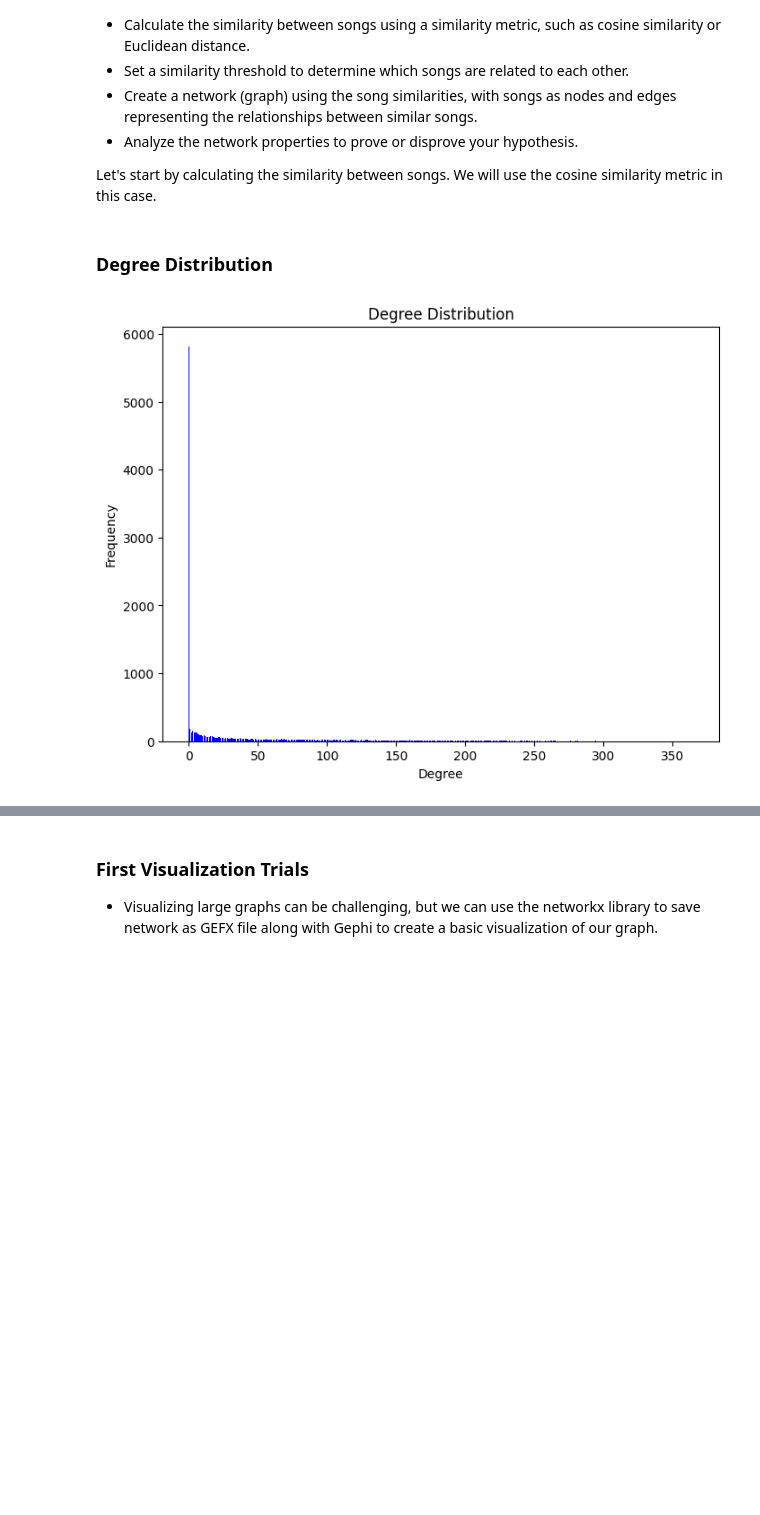
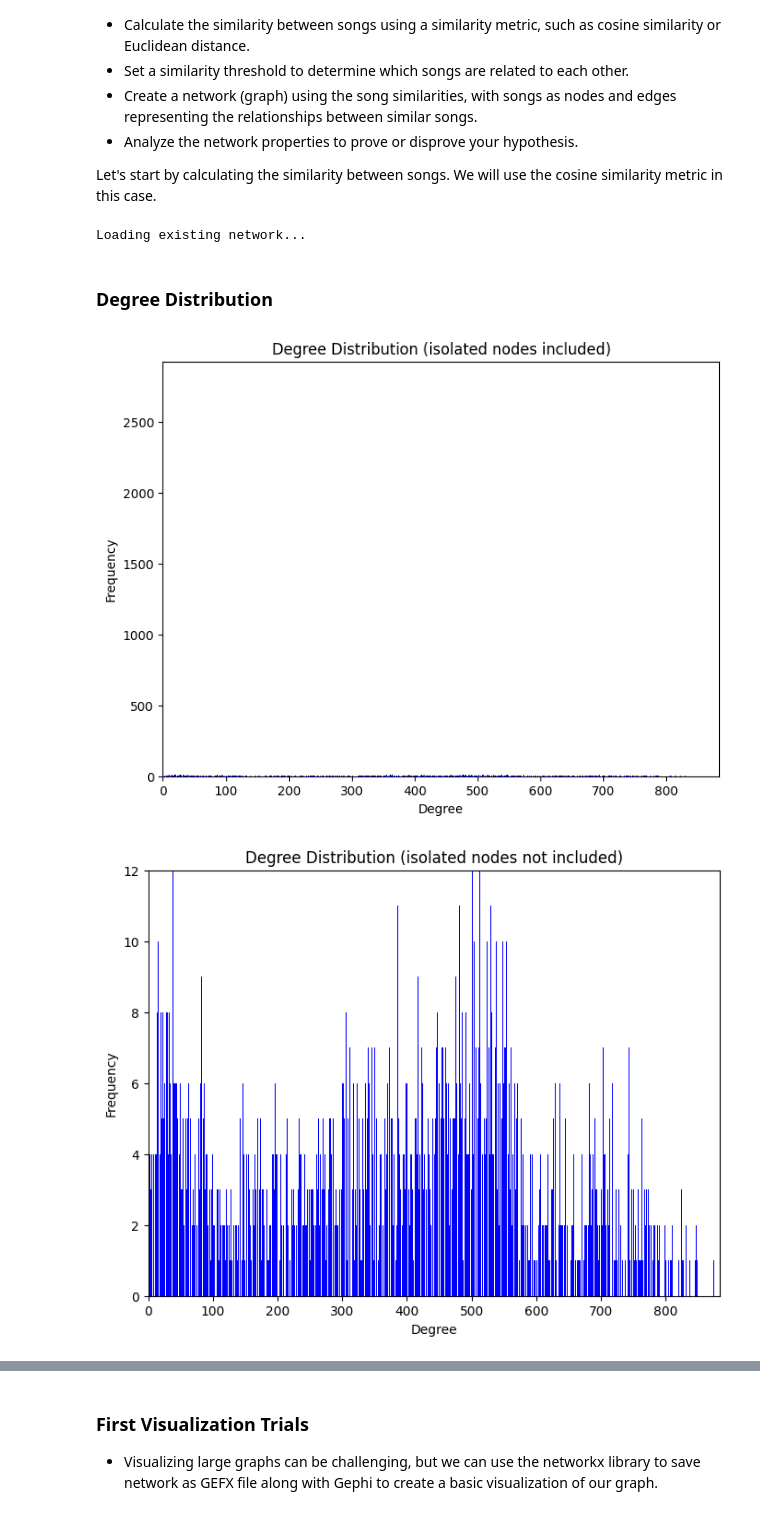
Before and after one commit to emirkantul/song-popularities-and-properties-during-time, a Jupyter notebook: NeworkAnalysis.ipynb, the cells around one changed output, grey strips where cells are left out. Saved outputs shown, nothing was run; the diff lists cells and outputs as text; code cells hidden in the pictures; blank space fills up the shorter version.

```diff
--- a/NeworkAnalysis.ipynb
+++ b/NeworkAnalysis.ipynb
@@ -144,54 +165,75 @@ sampled_tracks_df = tracks_df.sample(frac=0.01, random_state=42)
 from sklearn.metrics.pairwise import cosine_similarity
 from sklearn.preprocessing import MinMaxScaler
 import networkx as nx
+import os
 
-# Select features for similarity calculation
-features = ['danceability', 'energy', 'key', 'loudness', 'speechiness', 'mode', 'acousticness', 'instrumentalness', 'liveness', 'valence', 'tempo']
+if not os.path.exists("./gephi/song_network_0.01.gexf"):
+    # Select features for similarity calculation
+    features = ['danceability', 'energy', 'loudness', 'acousticness', 'instrumentalness']
 
-# Scale the data
-scaler = MinMaxScaler()
-scaled_data = scaler.fit_transform(sampled_tracks_df[features])
+    # Scale the data
+    scaler = MinMaxScaler()
+    scaled_data = scaler.fit_transform(sampled_tracks_df[features])
 
-# Compute the cosine similarity matrix
-similarity_matrix = cosine_similarity(scaled_data)
+    # Compute the cosine similarity matrix
+    similarity_matrix = cosine_similarity(scaled_data)
 
-similarity_threshold = 0.98 # Higher threshold means fewer edges and sparser network but this helps to focus on most similar songs
+    similarity_threshold = 0.98 # Higher threshold means fewer edges and sparser network but this helps to focus on most similar songs
 
 
-# Initialize an empty graph
-song_network = nx.Graph()
+    # Initialize an empty graph
+    song_network = nx.Graph()
 
-# Add nodes to the graph
-song_network.add_nodes_from(sampled_tracks_df.index)
+    # Add nodes to the graph
+    song_network.add_nodes_from(sampled_tracks_df.index)
 
-# Add edges between similar songs
-for i in range(len(similarity_matrix)):
-    for j in range(i+1, len(similarity_matrix)):
-        if similarity_matrix[i][j] >= similarity_threshold:
-            song_network.add_edge(i, j, weight=similarity_matrix[i][j])
+    # Add edges between similar songs
+    for i in range(len(similarity_matrix)):
+        for j in range(i+1, len(similarity_matrix)):
+            if similarity_matrix[i][j] >= similarity_threshold:
+                song_network.add_edge(i, j, weight=similarity_matrix[i][j])
 
-# Add attributes to nodes
-for i, row in sampled_tracks_df.iterrows():
-    song_network.nodes[i]['popularity'] = row['popularity']
-    for feature in features:
-        song_network.nodes[i][feature] = row[feature]
+    # Add attributes to nodes
+    for i, row in sampled_tracks_df.iterrows():
+        song_network.nodes[i]['popularity'] = row['popularity']
+        for feature in features:
+            song_network.nodes[i][feature] = row[feature]
+
+else:
+    print("Loading existing network...")
+    song_network = nx.read_gexf("./gephi/song_network_0.01.gexf")
+# %% [output]
+Loading existing network...
 # %% [markdown]
 ### Degree Distribution
 # %%
 import collections
-def degree_distribution(G):
-    degree_sequence = sorted([d for n, d in G.degree()], reverse=True)
+import matplotlib.pyplot as plt
+
+def degree_distribution(G, show_isolated_nodes=False):
+    network = None
+    network = G.copy()
+    if not show_isolated_nodes:
+        not_isolated_nodes = [n for n, d in G.degree() if d != 0]
+        network = G.subgraph(not_isolated_nodes)
+
+    degree_sequence = sorted([d for n, d in network.degree()], reverse=True)
     degree_count = collections.Counter(degree_sequence)
     deg, cnt = zip(*degree_count.items())
 
     plt.figure(figsize=(8, 6))
     plt.bar(deg, cnt, width=0.80, color="b")
-    plt.title("Degree Distribution")
+    tag = " (isolated nodes included)" if show_isolated_nodes else " (isolated nodes not included)"
+    plt.title(f"Degree Distribution{tag}")
     plt.xlabel("Degree")
     plt.ylabel("Frequency")
+    plt.xlim(0, max(deg))
+    plt.ylim(0, max(cnt))
     plt.show()
 
-degree_distribution(song_network)
+degree_distribution(song_network, show_isolated_nodes=True)
+degree_distribution(song_network, show_isolated_nodes=False)
 # %% [output]
-[figure, old version]
+[figure, new version]
+[figure, added]
 # %%
```
Also changed, not shown: parts of 18 cells of this notebook, 17 other files.
